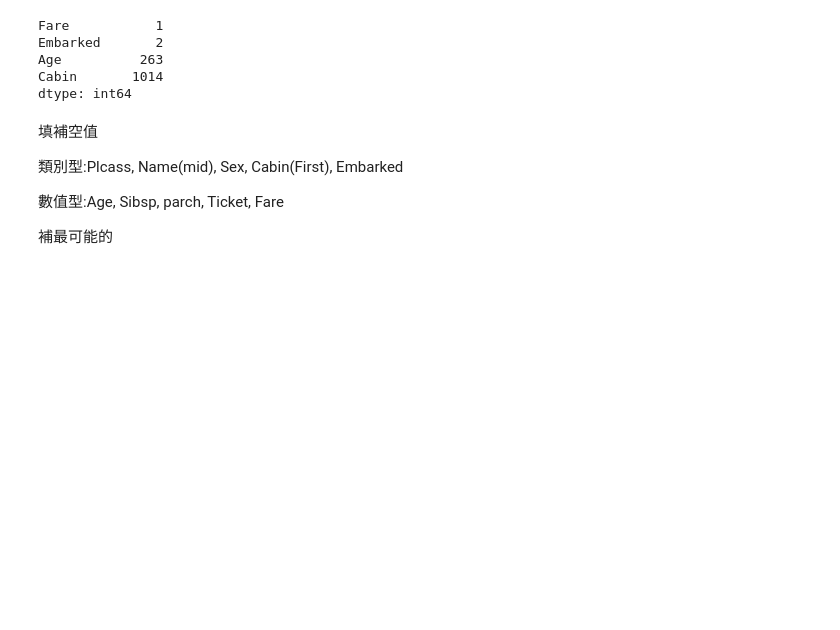
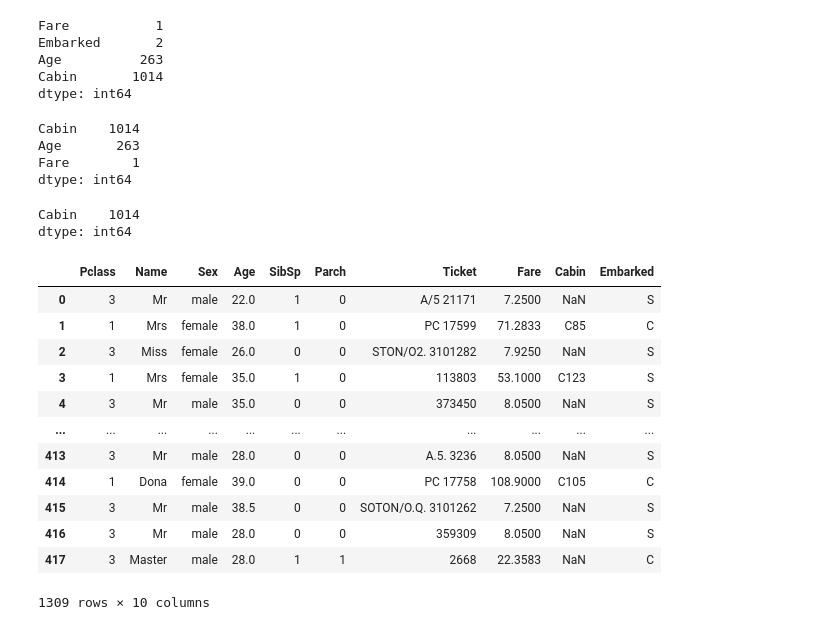
Before and after one commit to ChangFuchun/Titanic, a Jupyter notebook: Kaggle_Titanic.ipynb, the cells around one changed output. Cells and saved outputs as stored; diff of their text form; code cells hidden in the pictures; blank space fills up the shorter version.

```diff
--- a/Kaggle_Titanic.ipynb
+++ b/Kaggle_Titanic.ipynb
@@ -33,8 +33,8 @@ datas_predit
 #ignore_index=True 重製標籤
 #參數axis=1 橫向 axis=0 直向
 #drop
-datas_toal = pd.concat([datas, datas_predit])
-datas_total = datas_toal.drop(["PassengerId", "Survived"], axis=1)
+datas_total = pd.concat([datas, datas_predit])
+datas_total = datas_total.drop(["PassengerId", "Survived"], axis=1)
 datas_total
 # %% [output]
 |  | Pclass | Name | Sex | Age | SibSp | Parch | Ticket | Fare | Cabin | Embarked |
@@ -63,11 +75,47 @@ Embarked       2
 Age          263
 Cabin       1014
 dtype: int64
-# %% [markdown]
-填補空值
-
-類別型:Plcass, Name(mid), Sex, Cabin(First), Embarked
-
-數值型:Age, Sibsp, parch, Ticket, Fare
-
-補最可能的
+# %%
+#填入中位數(找出最多的)
+#.value_counts()列出總共幾個
+#.idxmax()直接找到最多的
+v = datas_total["Embarked"].value_counts().idxmax()
+#.fillna(v)直接填入最多的值
+datas_total["Embarked"] = datas_total["Embarked"].fillna(v)
+s = datas_total.isna().sum()
+s[s > 0].sort_values(ascending=False)
+# %% [output]
+Cabin    1014
+Age       263
+Fare        1
+dtype: int64
+# %%
+#.median()為計算出中位數，會自動依照數字去做計算
+#.drop("Pclass")丟棄非數值型的欄位(雖然他是數值，但是不需要計算)
+med = datas_total.median().drop("Pclass")
+datas_total = datas_total.fillna(med)
+#!!檢查
+s = datas_total.isna().sum()
+s[s > 0].sort_values(ascending=False)
+# %% [output]
+Cabin    1014
+dtype: int64
+# %%
+def name(s):
+    return s.split(",")[-1].split(".")[0].strip()
+datas_total["Name"] = datas_total["Name"].apply(name)
+datas_total
+# %% [output]
+|  | Pclass | Name | Sex | Age | SibSp | Parch | Ticket | Fare | Cabin | Embarked |
+| 0 | 3 | Mr | male | 22.0 | 1 | 0 | A/5 21171 | 7.2500 | NaN | S |
+| 1 | 1 | Mrs | female | 38.0 | 1 | 0 | PC 17599 | 71.2833 | C85 | C |
+| 2 | 3 | Miss | female | 26.0 | 0 | 0 | STON/O2. 3101282 | 7.9250 | NaN | S |
+| 3 | 1 | Mrs | female | 35.0 | 1 | 0 | 113803 | 53.1000 | C123 | S |
+| 4 | 3 | Mr | male | 35.0 | 0 | 0 | 373450 | 8.0500 | NaN | S |
+| ... | ... | ... | ... | ... | ... | ... | ... | ... | ... | ... |
+| 413 | 3 | Mr | male | 28.0 | 0 | 0 | A.5. 3236 | 8.0500 | NaN | S |
+| 414 | 1 | Dona | female | 39.0 | 0 | 0 | PC 17758 | 108.9000 | C105 | C |
+| 415 | 3 | Mr | male | 38.5 | 0 | 0 | SOTON/O.Q. 3101262 | 7.2500 | NaN | S |
+| 416 | 3 | Mr | male | 28.0 | 0 | 0 | 359309 | 8.0500 | NaN | S |
+| 417 | 3 | Master | male | 28.0 | 1 | 1 | 2668 | 22.3583 | NaN | C |
+1309 rows × 10 columns
```
Also changed, not shown: parts of 9 cells of this notebook.
